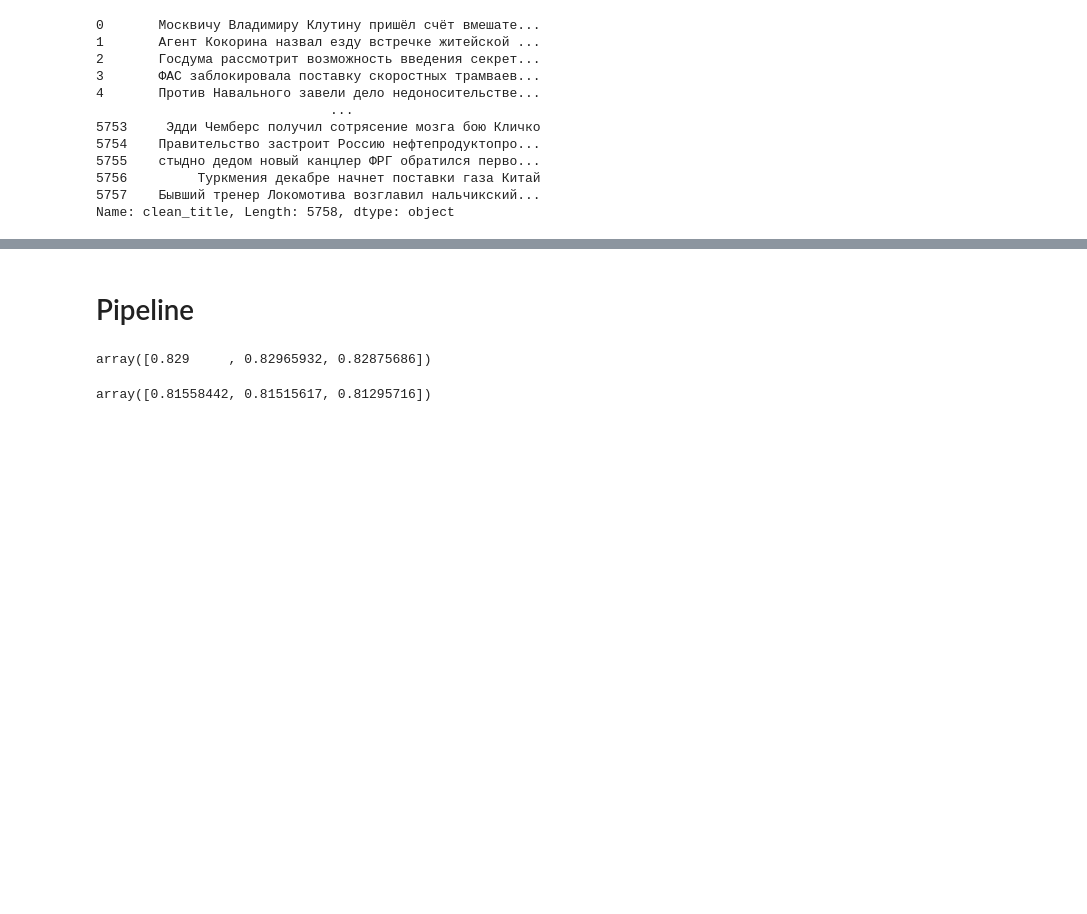
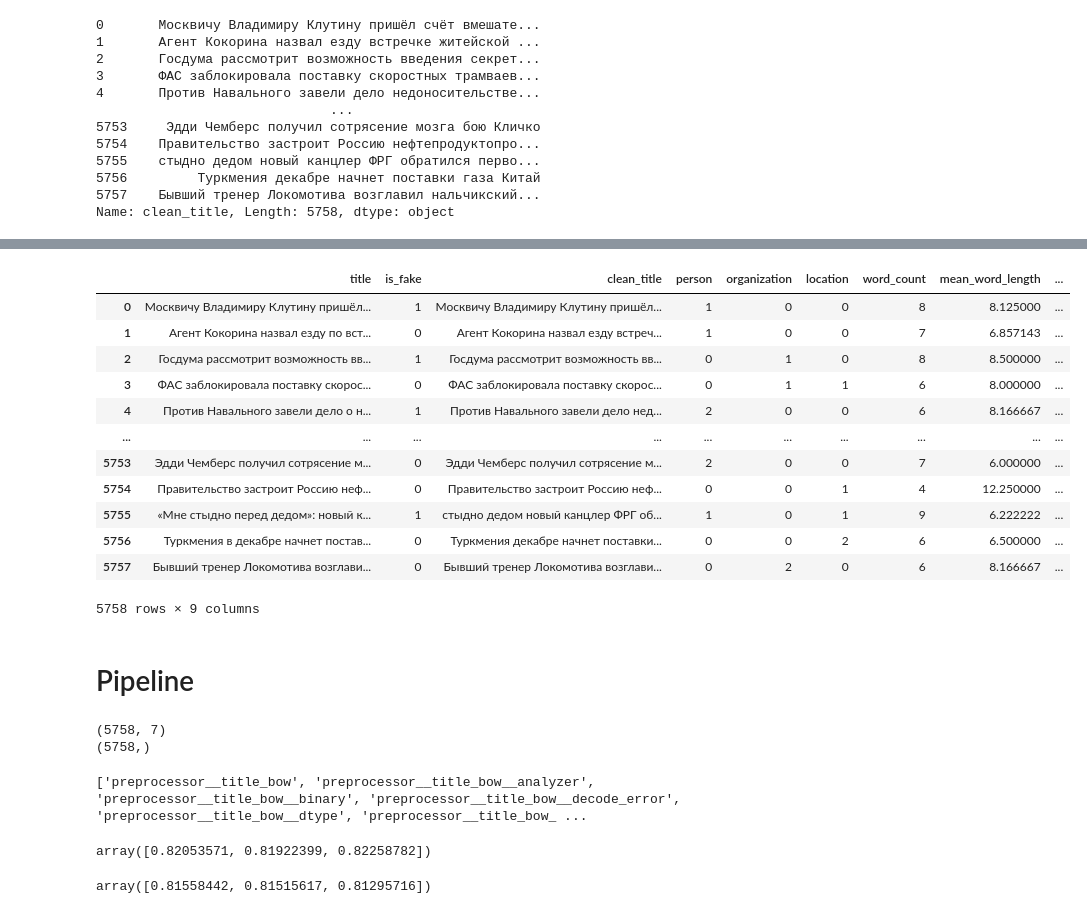
Before and after one commit to yummyKnight/KontourTestTask, a Jupyter notebook: notebooks/make_models.ipynb, the cells around one changed output, grey strips where cells are left out. Drawn from its saved outputs; the diff is of its cells as text; code cells hidden in the pictures; blank space fills up the shorter version.

```diff
--- a/notebooks/make_models.ipynb
+++ b/notebooks/make_models.ipynb
@@ -79,0 +82,14 @@ Name: clean_title, Length: 5758, dtype: object
+# %%
+from slovnet import NER
+from navec import Navec
+navec = Navec.load("../slovnet/navec_news_v1_1B_250K_300d_100q.tar")
+ner = NER.load("../slovnet/slovnet_ner_news_v1.tar")
+ner.navec(navec)
+from collections import Counter
+def get_ner(text : str):
+    c = Counter()
+    for span in ner(text).spans:
+        c[span.type] += 1
+    return pd.Series(c.values(), index=list(c.keys()), dtype='int')
+# %%
+train_df[['person','organization' , 'location']] = train_df['title'].apply(lambda x: get_ner(x)).fillna(0).astype(int)
@@ -80,5 +110,34 @@ Name: clean_title, Length: 5758, dtype: object
+# %%
+train_df['word_count'] = train_df['clean_title'].apply(lambda x: len(str(x).split()))
+# вероятно будут слишком сильно коррелировать поэтому нужно убрать что-то одно
+train_df['mean_word_length'] = train_df['clean_title'].apply(lambda x: np.mean([len(w) for w in str(x).split()]))
+train_df['char_count'] = train_df['title'].apply(lambda x: len(str(x)))
+# %%
+train_df
+# %% [output]
+|  | title | is_fake | clean_title | person | organization | location | word_count | mean_word_length | ... |
+| 0 | Москвичу Владимиру Клутину пришёл... | 1 | Москвичу Владимиру Клутину пришёл... | 1 | 0 | 0 | 8 | 8.125000 | ... |
+| 1 | Агент Кокорина назвал езду по вст... | 0 | Агент Кокорина назвал езду встреч... | 1 | 0 | 0 | 7 | 6.857143 | ... |
+| 2 | Госдума рассмотрит возможность вв... | 1 | Госдума рассмотрит возможность вв... | 0 | 1 | 0 | 8 | 8.500000 | ... |
+| 3 | ФАС заблокировала поставку скорос... | 0 | ФАС заблокировала поставку скорос... | 0 | 1 | 1 | 6 | 8.000000 | ... |
+| 4 | Против Навального завели дело о н... | 1 | Против Навального завели дело нед... | 2 | 0 | 0 | 6 | 8.166667 | ... |
+| ... | ... | ... | ... | ... | ... | ... | ... | ... | ... |
+| 5753 | Эдди Чемберс получил сотрясение м... | 0 | Эдди Чемберс получил сотрясение м... | 2 | 0 | 0 | 7 | 6.000000 | ... |
+| 5754 | Правительство застроит Россию неф... | 0 | Правительство застроит Россию неф... | 0 | 0 | 1 | 4 | 12.250000 | ... |
+| 5755 | «Мне стыдно перед дедом»: новый к... | 1 | стыдно дедом новый канцлер ФРГ об... | 1 | 0 | 1 | 9 | 6.222222 | ... |
+| 5756 | Туркмения в декабре начнет постав... | 0 | Туркмения декабре начнет поставки... | 0 | 0 | 2 | 6 | 6.500000 | ... |
+| 5757 | Бывший тренер Локомотива возглави... | 0 | Бывший тренер Локомотива возглави... | 0 | 2 | 0 | 6 | 8.166667 | ... |
+5758 rows × 9 columns
 # %% [markdown]
 # Pipeline
+# %%
+y = train_df['is_fake']
+train =  train_df.drop(columns=['is_fake', 'title'])
+print(train.shape)
+print(y.shape)
+# %% [output]
+(5758, 7)
+(5758,)
 # %%
 from sklearn.naive_bayes import MultinomialNB
 from sklearn.linear_model import LogisticRegression
@@ -99,9 +156,20 @@ pipe3 = Pipeline([('tfid', TfidfVectorizer(strip_accents='unicode', ngram_range=
                  ('model', MultinomialNB())])
 # Vectorizer(Count, tfidf, both), model(Bayes, SVD, LogReg, word2vec*, nn*), * different preprocessing
+# %%
+def check_params_exist(esitmator, params_keyword):
+    all_params = esitmator.get_params().keys()
+    available_params = [x for x in all_params if params_keyword in x]
+    if len(available_params)==0:
+        return "No matching params found!"
+    else:
+        return available_params
+print(check_params_exist(pipe1, 'title_bow'))
+# %% [output]
+['preprocessor__title_bow', 'preprocessor__title_bow__analyzer', 'preprocessor__title_bow__binary', 'preprocessor__title_bow__decode_error', 'preprocessor__title_bow__dtype', 'preprocessor__title_bow_ ...
 # %%
-model_selection.cross_val_score(pipe1, train_df['clean_title'], train_df['is_fake'], cv=cv, n_jobs=-1, scoring='f1')
+model_selection.cross_val_score(pipe1, train, y, cv=cv, n_jobs=-1, scoring='f1')
 # %% [output]
-array([0.829     , 0.82965932, 0.82875686])
+array([0.82053571, 0.81922399, 0.82258782])
 # %%
 model_selection.cross_val_score(pipe2, train_df['clean_title'], train_df['is_fake'], cv=cv, n_jobs=-1, scoring='f1')
 # %% [output]
```
Also changed, not shown: parts of 5 cells of this notebook, 2 other files.
